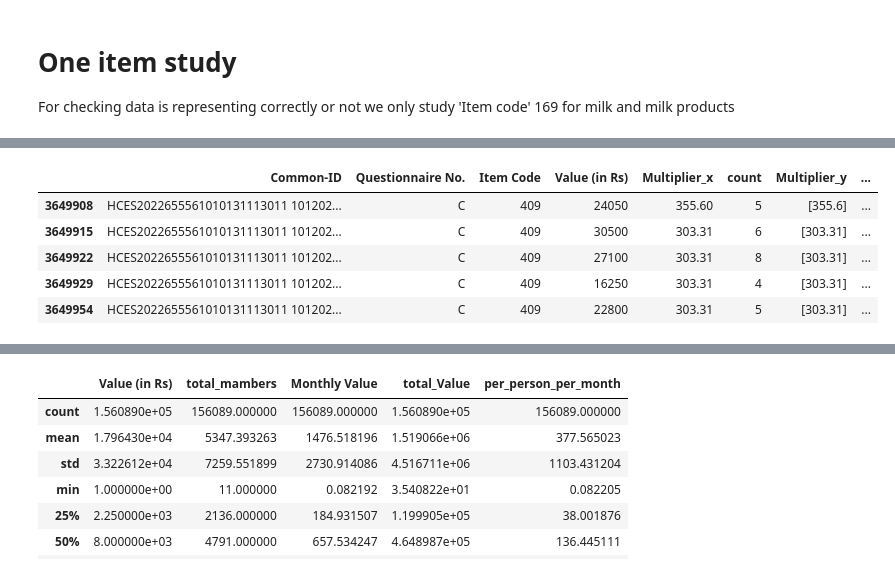
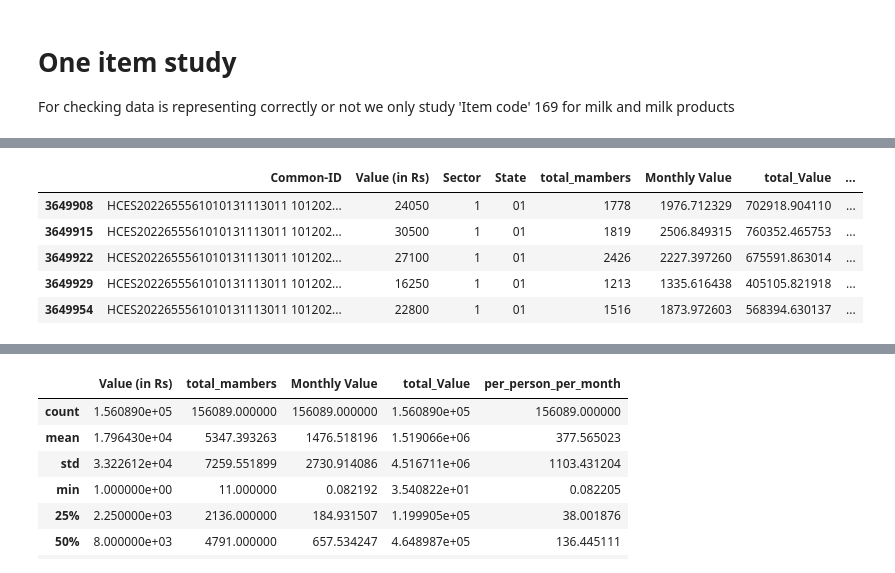
Before and after one commit to yogendrasinghyadav/Hces_data_persentage_trail, a Jupyter notebook: checking_one_item.ipynb, the cells around one changed output, grey strips where cells are left out. Drawn from its saved outputs; the diff is of its cells as text; code cells hidden in the pictures.

```diff
--- a/checking_one_item.ipynb
+++ b/checking_one_item.ipynb
@@ -73,0 +63,2 @@ ku
+# %%
+z[['part2','Sector', 'State', 'part3']] = z['Common-ID'].apply(split_string)
@@ -207,0 +213,3 @@ temp1.head(5)
+# %%
+temp_dropped = temp1.drop(['Questionnaire No.','Item Code','Multiplier_x','count','Multiplier_y','part2','part3'],axis=1)
+temp_dropped.head(5)
@@ -208,10 +223,10 @@ temp1.head(5)
 # %%
-temp1['per_person_per_month'] = temp1['total_Value']/temp1['total_mambers']
-temp1.head(5)
+temp_dropped['per_person_per_month'] = temp_dropped['total_Value']/temp_dropped['total_mambers']
+temp_dropped.head(5)
 # %% [output]
-|  | Common-ID | Questionnaire No. | Item Code | Value (in Rs) | Multiplier_x | count | Multiplier_y | ... |
-| 3649908 | HCES2022655561010131113011 101202... | C | 409 | 24050 | 355.60 | 5 | [355.6] | ... |
-| 3649915 | HCES2022655561010131113011 101202... | C | 409 | 30500 | 303.31 | 6 | [303.31] | ... |
-| 3649922 | HCES2022655561010131113011 101202... | C | 409 | 27100 | 303.31 | 8 | [303.31] | ... |
-| 3649929 | HCES2022655561010131113011 101202... | C | 409 | 16250 | 303.31 | 4 | [303.31] | ... |
-| 3649954 | HCES2022655561010131113011 101202... | C | 409 | 22800 | 303.31 | 5 | [303.31] | ... |
+|  | Common-ID | Value (in Rs) | Sector | State | total_mambers | Monthly Value | total_Value | ... |
+| 3649908 | HCES2022655561010131113011 101202... | 24050 | 1 | 01 | 1778 | 1976.712329 | 702918.904110 | ... |
+| 3649915 | HCES2022655561010131113011 101202... | 30500 | 1 | 01 | 1819 | 2506.849315 | 760352.465753 | ... |
+| 3649922 | HCES2022655561010131113011 101202... | 27100 | 1 | 01 | 2426 | 2227.397260 | 675591.863014 | ... |
+| 3649929 | HCES2022655561010131113011 101202... | 16250 | 1 | 01 | 1213 | 1335.616438 | 405105.821918 | ... |
+| 3649954 | HCES2022655561010131113011 101202... | 22800 | 1 | 01 | 1516 | 1873.972603 | 568394.630137 | ... |
```
Also changed, not shown: parts of 33 cells of this notebook, 1 other file.
